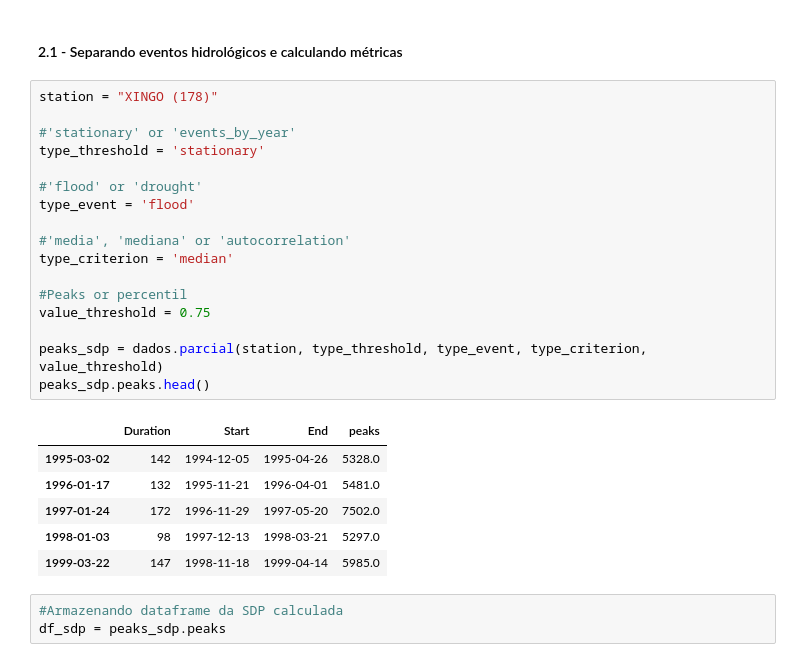
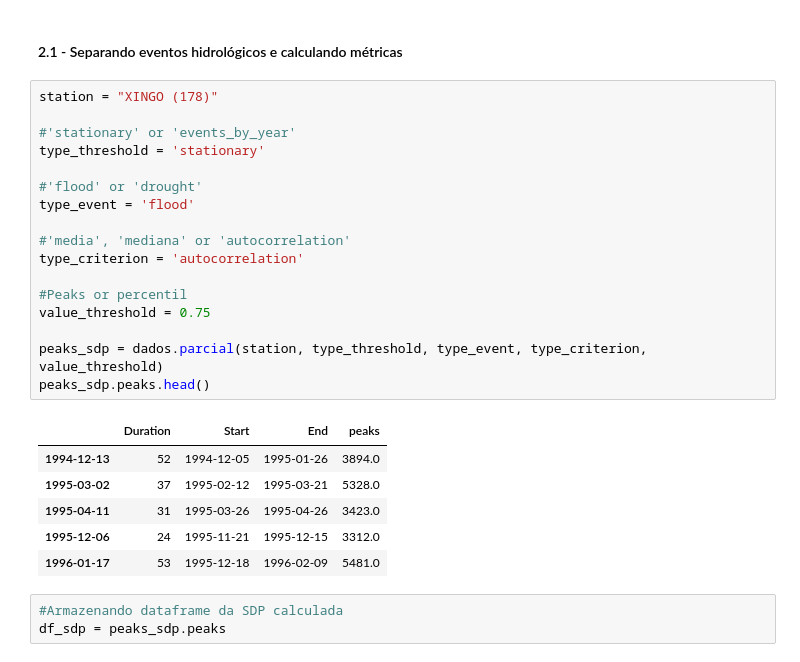
Before and after one commit to AristidesGuilherme/HidroComp_TCC, a Jupyter notebook: aristides_pibic/pibic.ipynb, the cells around one changed output. Drawn from its saved outputs; the diff is of its cells as text.

```diff
--- a/aristides_pibic/pibic.ipynb
+++ b/aristides_pibic/pibic.ipynb
@@ -48,27 +48,27 @@ pio.show(fig)
 # %%
 station = "XINGO (178)"
 
 #'stationary' or 'events_by_year'
 type_threshold = 'stationary'
 
 #'flood' or 'drought'
 type_event = 'flood'
 
 #'media', 'mediana' or 'autocorrelation'
-type_criterion = 'median'
+type_criterion = 'autocorrelation'
 
 #Peaks or percentil
 value_threshold = 0.75
 
 peaks_sdp = dados.parcial(station, type_threshold, type_event, type_criterion, value_threshold)
 peaks_sdp.peaks.head()
 # %% [output]
 |  | Duration | Start | End | peaks |
-| 1995-03-02 | 142 | 1994-12-05 | 1995-04-26 | 5328.0 |
-| 1996-01-17 | 132 | 1995-11-21 | 1996-04-01 | 5481.0 |
-| 1997-01-24 | 172 | 1996-11-29 | 1997-05-20 | 7502.0 |
-| 1998-01-03 | 98 | 1997-12-13 | 1998-03-21 | 5297.0 |
-| 1999-03-22 | 147 | 1998-11-18 | 1999-04-14 | 5985.0 |
+| 1994-12-13 | 52 | 1994-12-05 | 1995-01-26 | 3894.0 |
+| 1995-03-02 | 37 | 1995-02-12 | 1995-03-21 | 5328.0 |
+| 1995-04-11 | 31 | 1995-03-26 | 1995-04-26 | 3423.0 |
+| 1995-12-06 | 24 | 1995-11-21 | 1995-12-15 | 3312.0 |
+| 1996-01-17 | 53 | 1995-12-18 | 1996-02-09 | 5481.0 |
 # %%
 #Armazenando dataframe da SDP calculada
 df_sdp = peaks_sdp.peaks
```
Also changed, not shown: parts of 8 cells of this notebook, 3 other files.
